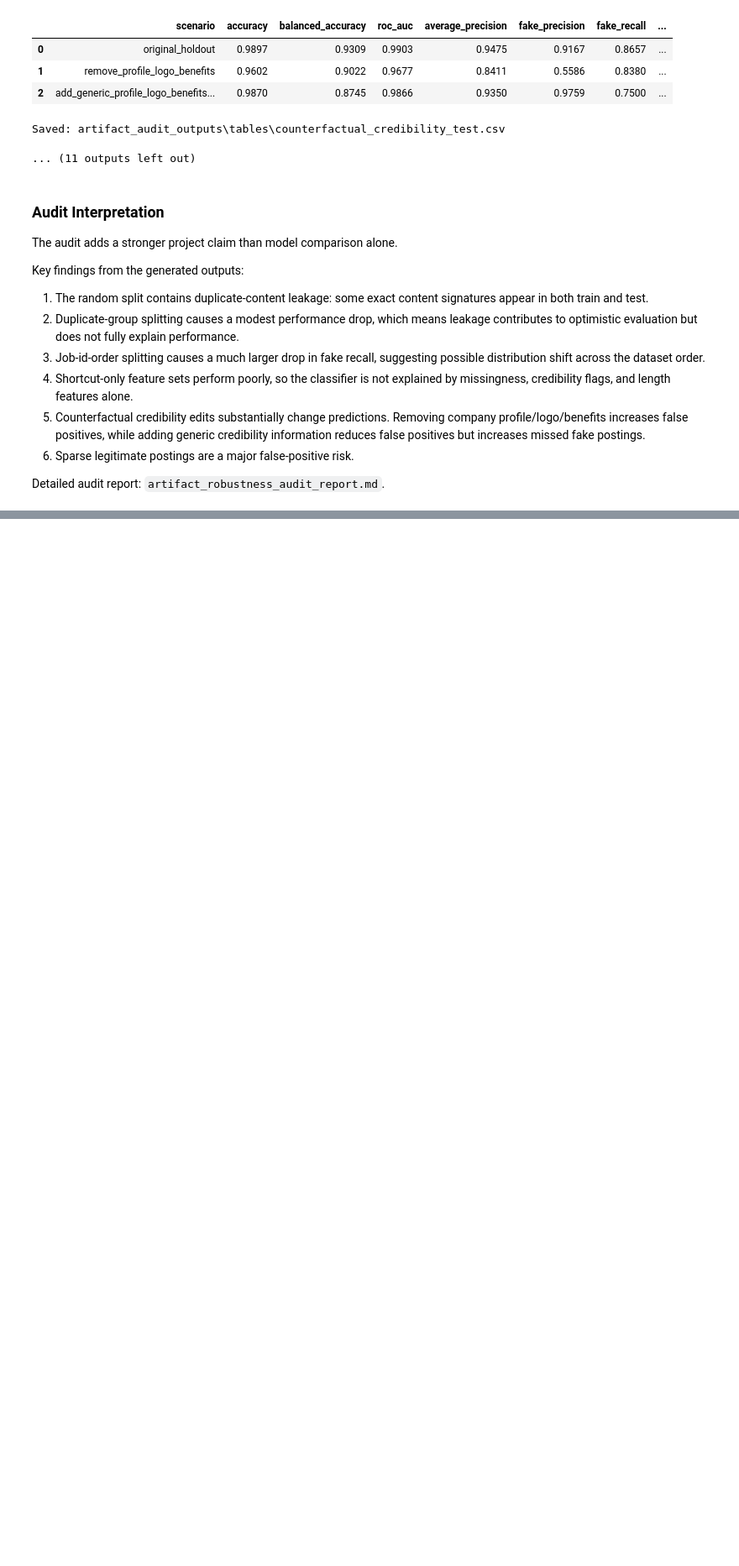
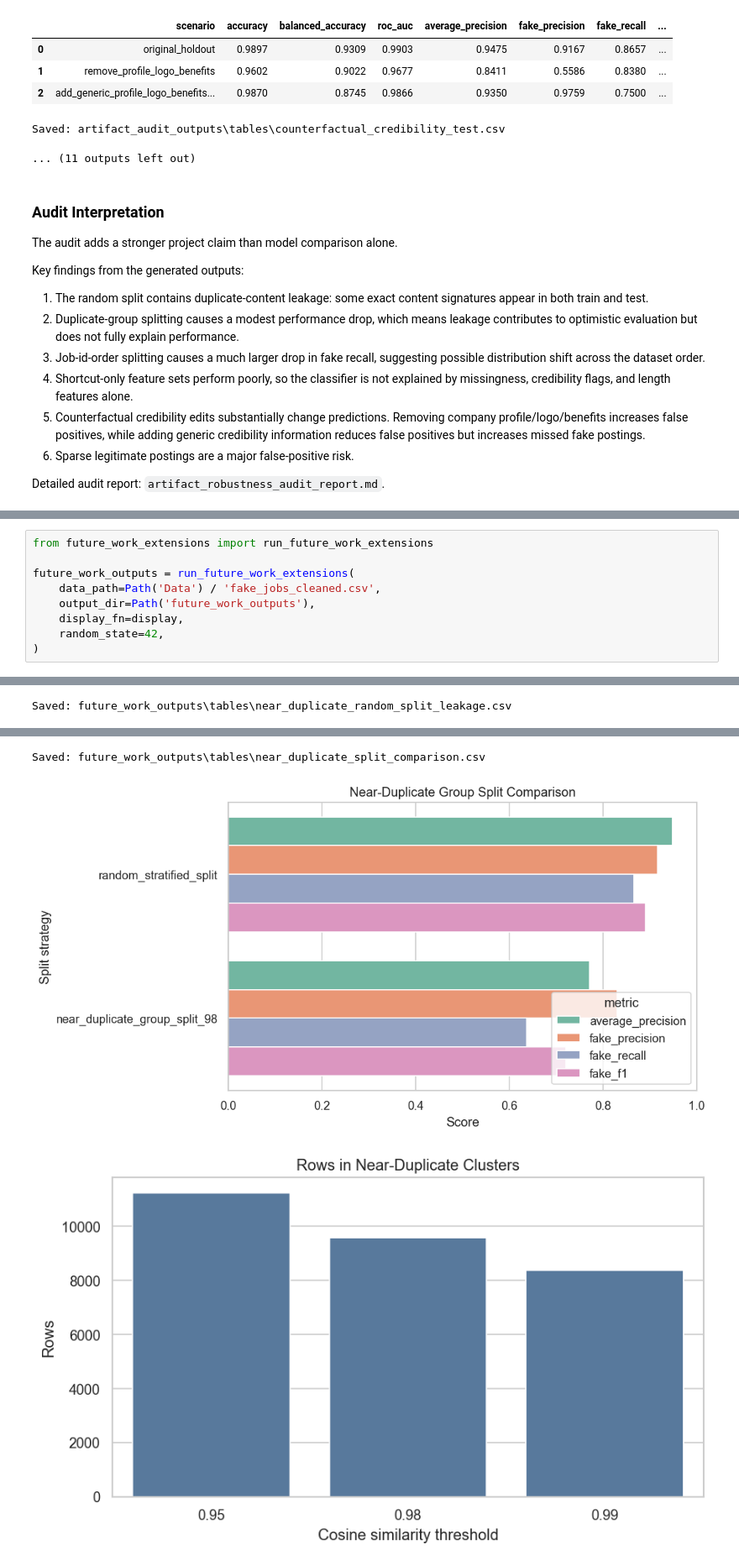
Before and after one commit to PatrickRay88/fake-job-postings-imbalance-research, a Jupyter notebook: imbalance_focused_research.ipynb, the cells around one changed output, grey strips where cells are left out. Shown at 84% size. Saved outputs shown, nothing was run; the diff lists cells and outputs as text; blank space fills up the shorter version.

Commit message:
Add near-duplicate and archetype research extensions

```diff
--- a/imbalance_focused_research.ipynb
+++ b/imbalance_focused_research.ipynb
@@ -669,0 +674,10 @@ The final project framing is therefore: fake job detection is a rare-event decis
+# %%
+from future_work_extensions import run_future_work_extensions
+
+future_work_outputs = run_future_work_extensions(
+    data_path=Path('Data') / 'fake_jobs_cleaned.csv',
+    output_dir=Path('future_work_outputs'),
+    display_fn=display,
+    random_state=42,
+)
+# %% [output]
@@ -669,0 +707 @@ The final project framing is therefore: fake job detection is a rare-event decis
+Saved: future_work_outputs\tables\near_duplicate_random_split_leakage.csv
@@ -669,0 +711,3 @@ The final project framing is therefore: fake job detection is a rare-event decis
+Saved: future_work_outputs\tables\near_duplicate_split_comparison.csv
+[figure, added]
+[figure, added]
```
Also changed, not shown: parts of 6 cells of this notebook, 17 other files.
